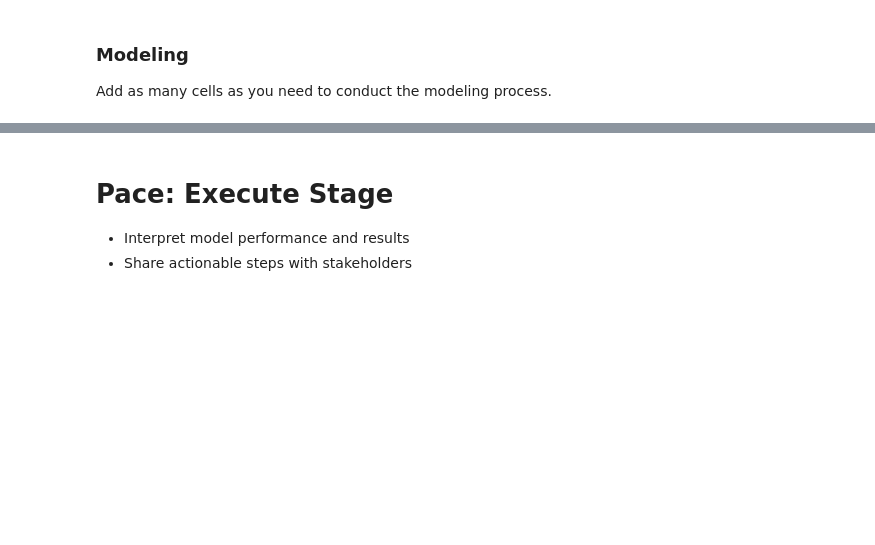
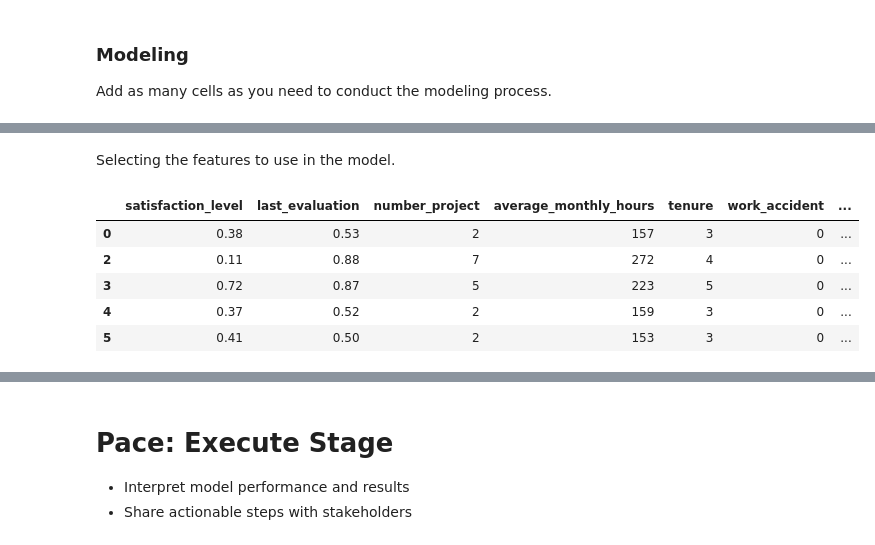
Before and after one commit to frederiklange/capstone_project_google_advanced_data_analytics, a Jupyter notebook: notebooks/capstone_project_notebook.ipynb, the cells around one changed output, grey strips where cells are left out. Saved outputs shown, nothing was run; the diff lists cells and outputs as text; code cells hidden in the pictures; blank space fills up the shorter version.

```diff
--- a/notebooks/capstone_project_notebook.ipynb
+++ b/notebooks/capstone_project_notebook.ipynb
@@ -668,0 +757,15 @@ Add as many cells as you need to conduct the modeling process.
+# %% [markdown]
+Selecting the features to use in the model.
+# %%
+# Dropping the outcome variable
+X = df_models_log.drop("left", axis=1)
+
+# Displaying the dataframe with features
+X.head()
+# %% [output]
+|  | satisfaction_level | last_evaluation | number_project | average_monthly_hours | tenure | work_accident | ... |
+| 0 | 0.38 | 0.53 | 2 | 157 | 3 | 0 | ... |
+| 2 | 0.11 | 0.88 | 7 | 272 | 4 | 0 | ... |
+| 3 | 0.72 | 0.87 | 5 | 223 | 5 | 0 | ... |
+| 4 | 0.37 | 0.52 | 2 | 159 | 3 | 0 | ... |
+| 5 | 0.41 | 0.50 | 2 | 153 | 3 | 0 | ... |
```
Also changed, not shown: parts of 28 cells of this notebook.
